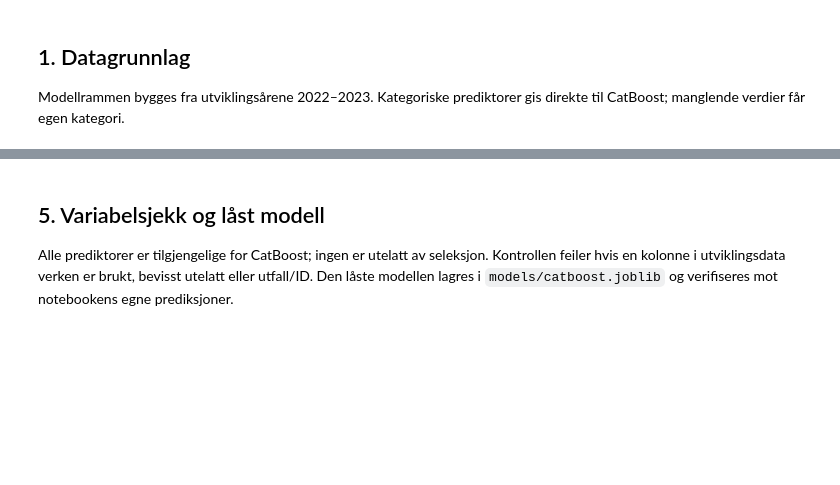
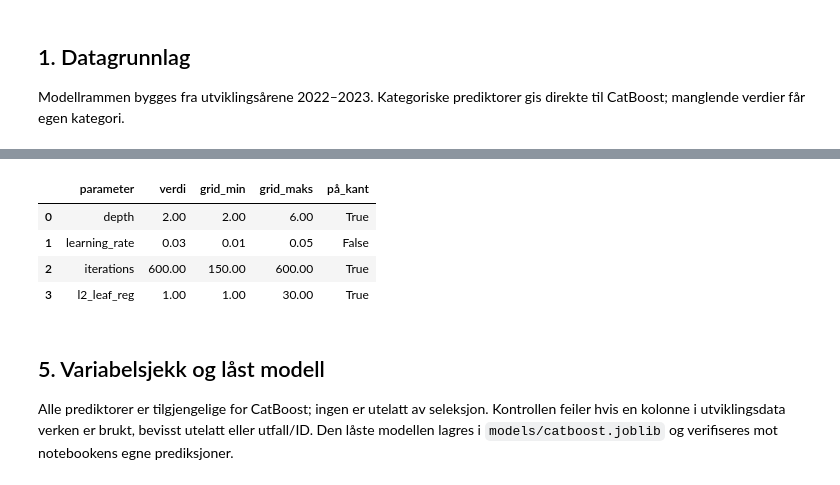
Before and after one commit to MarkusBjerkaas/Motor-Insurance-GLM-ML, a Jupyter notebook: 05_catboost.ipynb, the cells around one changed output, grey strips where cells are left out. Saved outputs shown, nothing was run; the diff lists cells and outputs as text; code cells hidden in the pictures; blank space fills up the shorter version.

```diff
--- a/05_catboost.ipynb
+++ b/05_catboost.ipynb
@@ -141,13 +147,12 @@ $p = 1.744$. Totalt gir det $300 \cdot 2^4 = 4800$ bladverdier.
 # %%
-# Sikrer at LaTeX-teksten over stemmer med den valgte modellen (kan fjernes).
-assert result["search"].best_params_ == {
-    "depth": 4,
-    "iterations": 300,
-    "l2_leaf_reg": 3.0,
-    "learning_rate": 0.03,
-}
-assert result["best_estimator"].tree_count_ == 300
-assert TWEEDIE_POWER == 1.744
+final_model_table = build_final_model_table(result)
+display(final_model_table)
+# %% [output]
+|  | parameter | verdi | grid_min | grid_maks | på_kant |
+| 0 | depth | 2.00 | 2.00 | 6.00 | True |
+| 1 | learning_rate | 0.03 | 0.01 | 0.05 | False |
+| 2 | iterations | 600.00 | 150.00 | 600.00 | True |
+| 3 | l2_leaf_reg | 1.00 | 1.00 | 30.00 | True |
 # %% [markdown]
 ## 5. Variabelsjekk og låst modell
 
```
Also changed, not shown: parts of 8 cells of this notebook, 7 other files.
